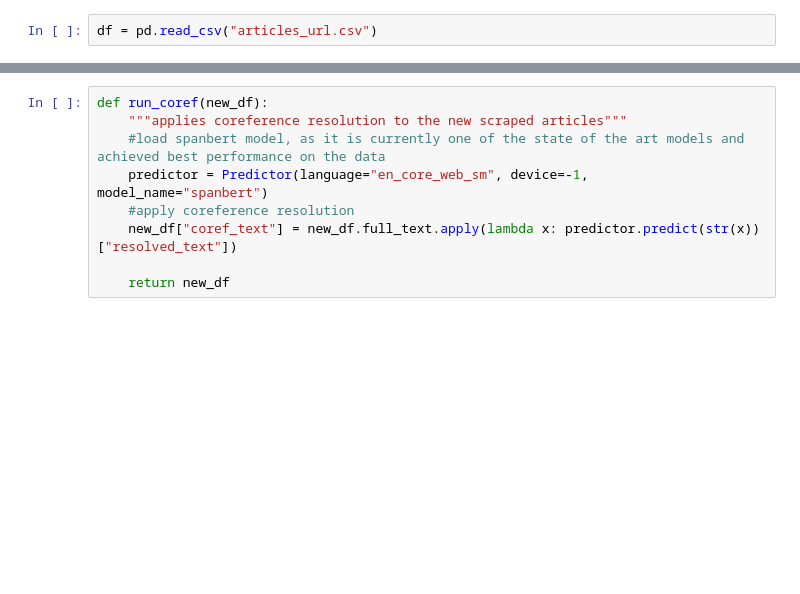
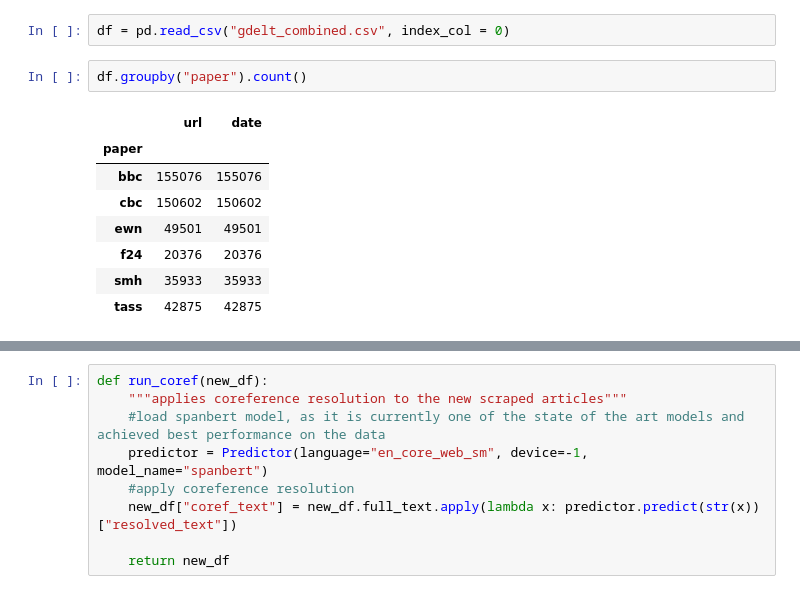
Before and after one commit to valentinwerner1/Thesis_RelationExtraction_PoliticsNews, a Jupyter notebook: scrapers/full_articles/url_to_article.ipynb, the cells around one changed output, grey strips where cells are left out. Cells and saved outputs as stored; diff of their text form; blank space fills up the shorter version.

Commit message:
scraped GDELT articles

```diff
--- a/scrapers/full_articles/url_to_article.ipynb
+++ b/scrapers/full_articles/url_to_article.ipynb
@@ -35,2 +31,13 @@ You should probably TRAIN this model on a down-stream task to be able to use it
 # %%
-df = pd.read_csv("articles_url.csv")
+df = pd.read_csv("gdelt_combined.csv", index_col = 0)
+# %%
+df.groupby("paper").count()
+# %% [output]
+|  | url | date |
+| paper |  |  |
+| bbc | 155076 | 155076 |
+| cbc | 150602 | 150602 |
+| ewn | 49501 | 49501 |
+| f24 | 20376 | 20376 |
+| smh | 35933 | 35933 |
+| tass | 42875 | 42875 |
```
Also changed, not shown: parts of 9 cells of this notebook, 3 other files.
